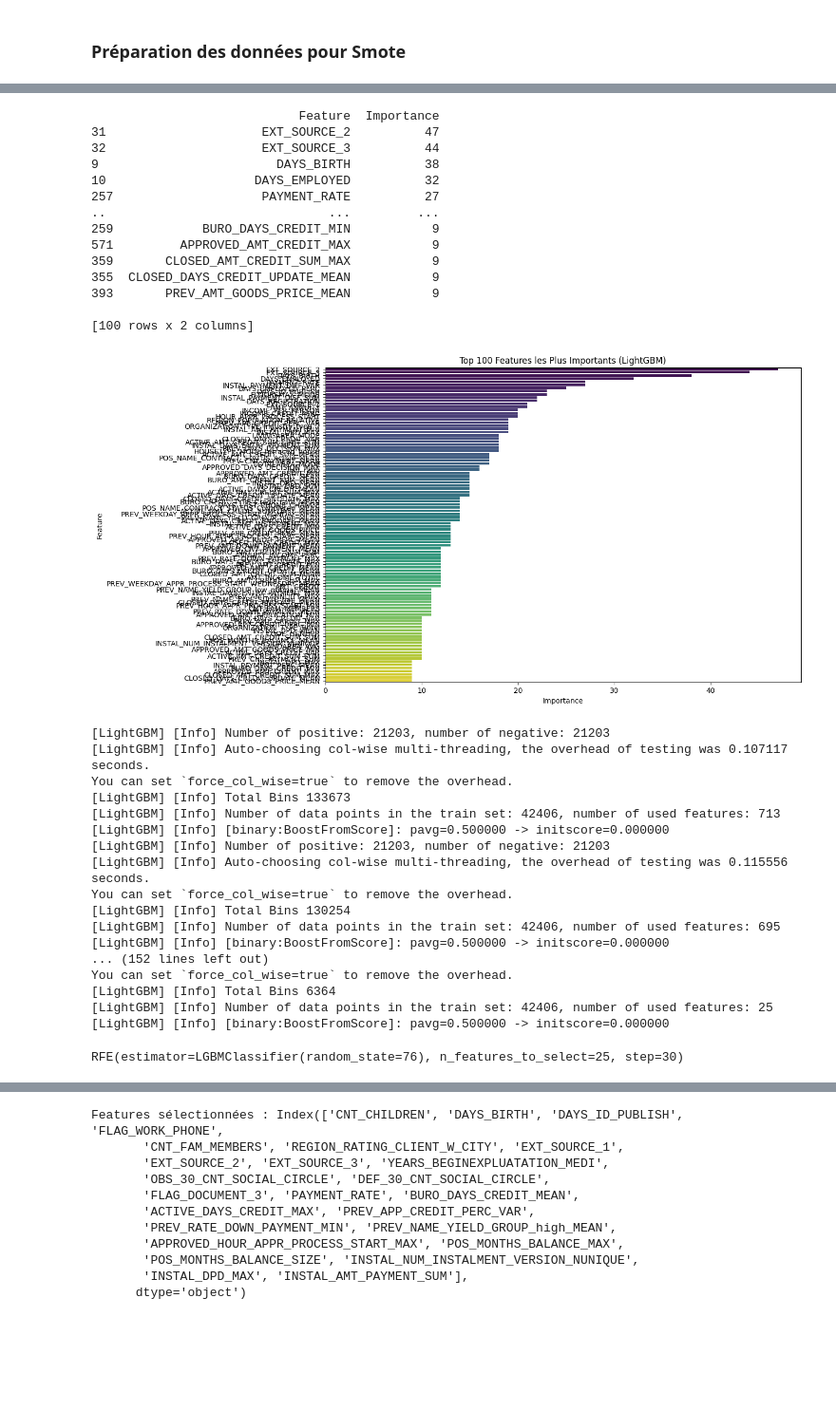
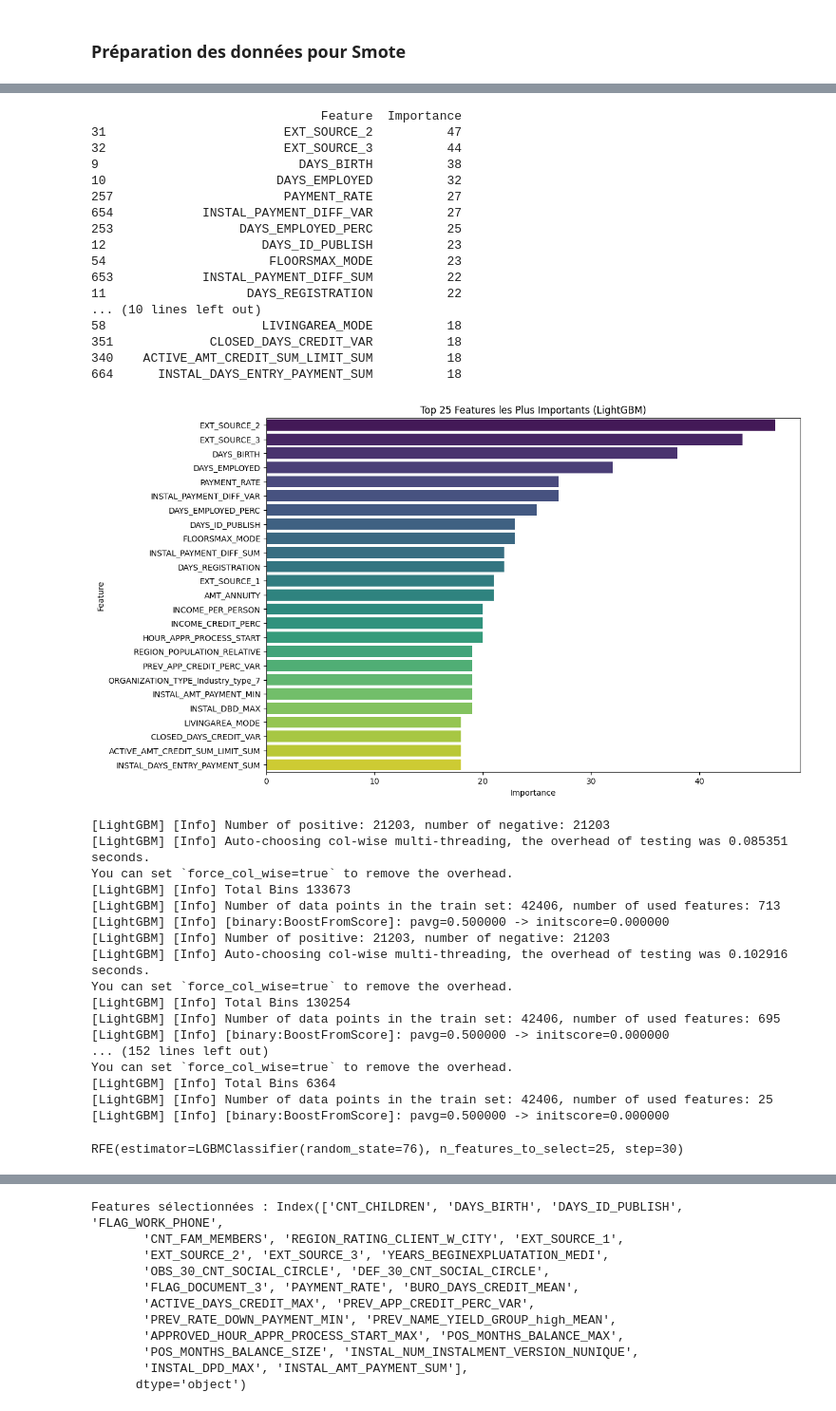
Before and after one commit to VincentPerron76/Projet7V2, a Jupyter notebook: projet7v5.ipynb, the cells around one changed output, grey strips where cells are left out. Shown at 95% size. Drawn from its saved outputs; the diff is of its cells as text; code cells hidden in the pictures; blank space fills up the shorter version.

```diff
--- a/projet7v5.ipynb
+++ b/projet7v5.ipynb
@@ -917,6 +917,9 @@ def application_train(num_rows = None, nan_as_category = False):
     # Use set operations to exclude 'SK_ID_CURR' and 'TARGET'
     non_categorical_cols = df.columns.difference(set(encoded_columns).union({'SK_ID_CURR', 'TARGET'}))
 
+    # Create a copy of the original DataFrame before scaling
+    df_init = df.copy()
+
 
     # Scale non-categorical columns
     scaler = StandardScaler()
@@ -927,9 +930,9 @@ def application_train(num_rows = None, nan_as_category = False):
     # sauvegarder les colonnes encodées
     encoded_columns = binary_cols + cat_cols
 
-    return df, encoded_columns
+    return df, encoded_columns,df_init
 # %%
-df_data,col_encod=application_train(num_rows = None, nan_as_category = False)
+df_data,col_encod,df_init=application_train(num_rows = None, nan_as_category = False)
 # %% [output]
 Train samples: 307511
 taille du df initial: (307511, 122)
@@ -1813,13 +1825,3 @@ df_data2 = df_data.loc[:, ~infinite_columns]
 # %% [output]
 Colonne: REFUSED_APP_CREDIT_PERC_MAX, Numéro dans le DataFrame initial: 606
 Colonne: REFUSED_APP_CREDIT_PERC_MEAN, Numéro dans le DataFrame initial: 607
-# %%
-# Vérifier les valeurs infinies
-infinity_mask2 = (df_previous == np.inf) | (df_previous == -np.inf)
-
-# Afficher les colonnes contenant des valeurs infinies
-infinite_columns = infinity_mask2.any()
-
-for col in df_previous.columns[infinite_columns]:
-    col_index = df_previous.columns.get_loc(col)
-    print(f"Colonne: {col}, Numéro dans le DataFrame initial: {col_index}")
@@ -3388,50 +3419,53 @@ MlflowException: When an mlflow-artifacts URI was supplied, the tracking URI mus
 # %%
 # Définir le nombre de features à sélectionner
-top_n = 100  # Modifier cette valeur pour ajuster le nombre de features sélectionnés
+top_n = 25  # Modifier cette valeur pour ajuster le nombre de features sélectionnés
 
 # Obtenir l'importance des features
 feature_importances = lgbm_classifier_top.feature_importances_
 
 # Associer les noms des features à leur importance
 feature_importance_df = pd.DataFrame({
     'Feature': X_train_resampled.columns,  # Les noms des colonnes d'entrée
     'Importance': feature_importances
 })
 
 # Trier les features par importance décroissante
 feature_importance_df = feature_importance_df.sort_values(by="Importance", ascending=False)
 
 # Extraire les `top_n` features les plus importants
 top_features = feature_importance_df.head(top_n)
 
 # Afficher les `top_n` features les plus importants dans un tableau
 print(top_features)
 
 # Visualiser les `top_n` features les plus importants sous forme de barres
 plt.figure(figsize=(12, 8))
 sns.barplot(
     data=top_features,
     x="Importance",
     y="Feature",
     palette="viridis"
 )
 plt.title(f"Top {top_n} Features les Plus Importants (LightGBM)")
 plt.xlabel("Importance")
 plt.ylabel("Feature")
 plt.show()
 # %% [output]
-                            Feature  Importance
-31                     EXT_SOURCE_2          47
-32                     EXT_SOURCE_3          44
-9                        DAYS_BIRTH          38
-10                    DAYS_EMPLOYED          32
-257                    PAYMENT_RATE          27
-..                              ...         ...
-259            BURO_DAYS_CREDIT_MIN           9
-571         APPROVED_AMT_CREDIT_MAX           9
-359       CLOSED_AMT_CREDIT_SUM_MAX           9
-355  CLOSED_DAYS_CREDIT_UPDATE_MEAN           9
-393       PREV_AMT_GOODS_PRICE_MEAN           9
-
-[100 rows x 2 columns]
+                               Feature  Importance
+31                        EXT_SOURCE_2          47
+32                        EXT_SOURCE_3          44
+9                           DAYS_BIRTH          38
+10                       DAYS_EMPLOYED          32
+257                       PAYMENT_RATE          27
+654            INSTAL_PAYMENT_DIFF_VAR          27
+253                 DAYS_EMPLOYED_PERC          25
+12                     DAYS_ID_PUBLISH          23
+54                      FLOORSMAX_MODE          23
+653            INSTAL_PAYMENT_DIFF_SUM          22
+11                   DAYS_REGISTRATION          22
+... (10 lines left out)
+58                     LIVINGAREA_MODE          18
+351             CLOSED_DAYS_CREDIT_VAR          18
+340    ACTIVE_AMT_CREDIT_SUM_LIMIT_SUM          18
+664      INSTAL_DAYS_ENTRY_PAYMENT_SUM          18
-[figure, old version]
+[figure, new version]
@@ -3438,15 +3481,18 @@ plt.show()
 # %%
+# Définir le classifieur LightGBM
+lgbm_classifier = LGBMClassifier(random_state=76)
+
 rfe = RFE(estimator=lgbm_classifier, n_features_to_select=25, step=30)
 rfe.fit(X_train_resampled, Y_train_resampled)
 # %% [output]
 [LightGBM] [Info] Number of positive: 21203, number of negative: 21203
-[LightGBM] [Info] Auto-choosing col-wise multi-threading, the overhead of testing was 0.107117 seconds.
+[LightGBM] [Info] Auto-choosing col-wise multi-threading, the overhead of testing was 0.085351 seconds.
 You can set `force_col_wise=true` to remove the overhead.
 [LightGBM] [Info] Total Bins 133673
 [LightGBM] [Info] Number of data points in the train set: 42406, number of used features: 713
 [LightGBM] [Info] [binary:BoostFromScore]: pavg=0.500000 -> initscore=0.000000
 [LightGBM] [Info] Number of positive: 21203, number of negative: 21203
-[LightGBM] [Info] Auto-choosing col-wise multi-threading, the overhead of testing was 0.115556 seconds.
+[LightGBM] [Info] Auto-choosing col-wise multi-threading, the overhead of testing was 0.102916 seconds.
 You can set `force_col_wise=true` to remove the overhead.
 [LightGBM] [Info] Total Bins 130254
 [LightGBM] [Info] Number of data points in the train set: 42406, number of used features: 695
```
Also changed, not shown: parts of 30 cells of this notebook, 22 other files.
